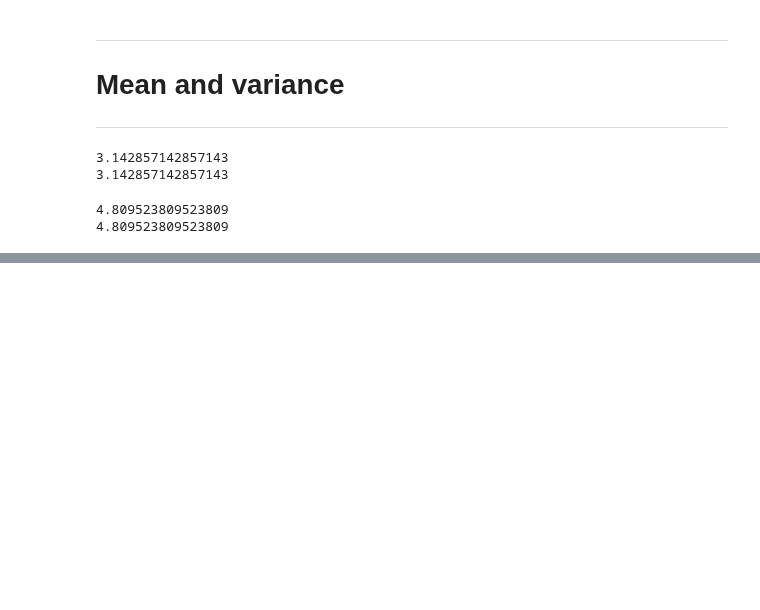
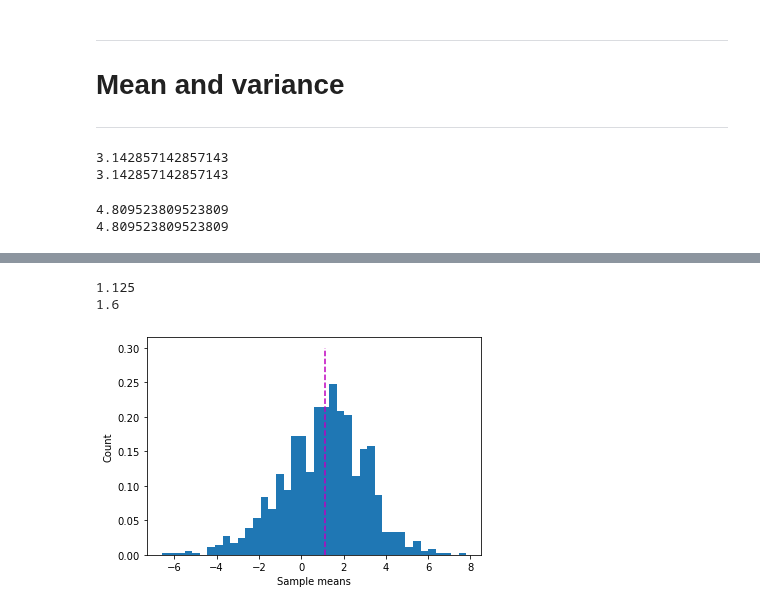
Before and after one commit to kavinda-ravishan/A_deep_understanding_of_deep_learning, a Jupyter notebook: 05 Math, numpy, PyTorch/app.ipynb, the cells around one changed output, grey strips where cells are left out. Drawn from its saved outputs; the diff is of its cells as text; code cells hidden in the pictures; blank space fills up the shorter version.

Commit message:
Random sampling and sampling variability

```diff
--- a/05 Math, numpy, PyTorch/app.ipynb
+++ b/05 Math, numpy, PyTorch/app.ipynb
@@ -495,0 +503,30 @@ print( ( 1 / (len(x)-1) ) * np.sum((x - np.mean(x))**2) )
+# %%
+x = [1, 2, 1, 4, -1, -5, 0, 1, 4, 9, 6, -9, 6, -4, 2, 1]
+n = len(x)
+
+popMean = sum(x)/n
+
+sample = np.random.choice(x, size=5, replace=True)
+sampleMean = np.mean(sample)
+
+print(popMean)
+print(sampleMean)
+# %% [output]
+1.125
+1.6
+# %%
+nExpers = 1000
+
+sampleMeans = np.zeros(nExpers)
+
+for i in range(nExpers):
+    sample = np.random.choice(x, size=5, replace=True)
+    sampleMeans[i] = np.mean(sample)
+# %%
+plt.hist(sampleMeans, bins=40, density=True)
+plt.plot([popMean, popMean], [0, .3], 'm--')
+plt.ylabel('Count')
+plt.xlabel('Sample means')
+plt.show()
+# %% [output]
+[figure, added]
```
Also changed, not shown: parts of 2 cells of this notebook.
